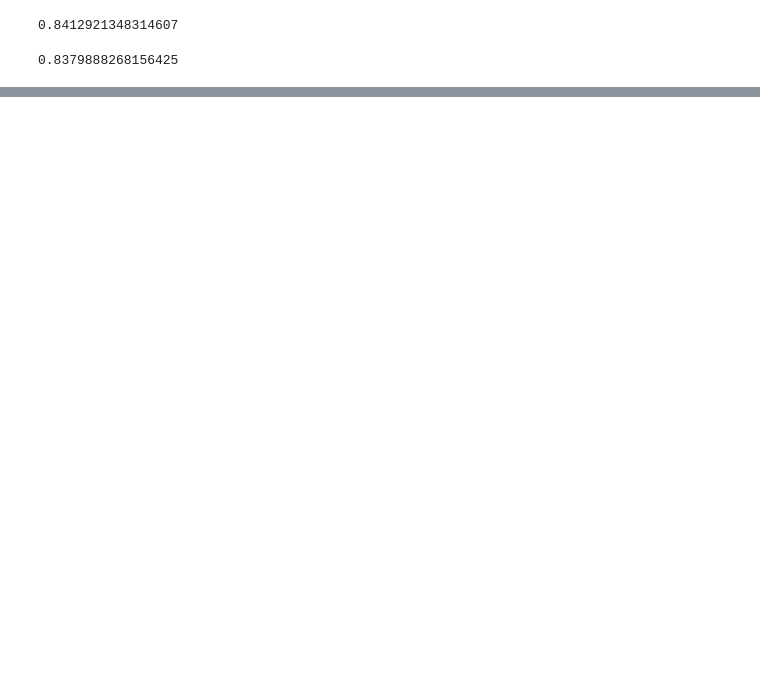
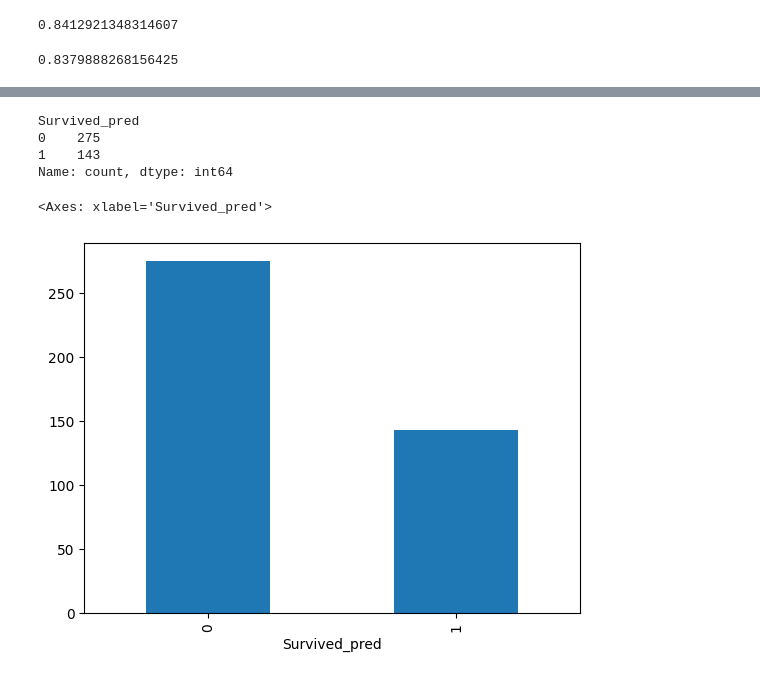
Before and after one commit to Aishwarya2311/Machine_Learning, a Jupyter notebook: Algorithm Evalution/AlgoEvalution.ipynb, the cells around one changed output, grey strips where cells are left out. Saved outputs shown, nothing was run; the diff lists cells and outputs as text; code cells hidden in the pictures; blank space fills up the shorter version.

```diff
--- a/Algorithm Evalution/AlgoEvalution.ipynb
+++ b/Algorithm Evalution/AlgoEvalution.ipynb
@@ -331,0 +431,3 @@ best_model.score(xtest, ytest)
+# %%
+preds = best_model.predict(xnew_pre)
+probs = best_model.predict_proba(xnew_pre)
@@ -331,0 +451,3 @@ best_model.score(xtest, ytest)
+# %%
+prob_sur = probs[:, 1]
+prob_sur[0:5]
@@ -331,0 +456,3 @@ best_model.score(xtest, ytest)
+# %%
+df_final = xnew[['PassengerId']]
+df_final
@@ -331,0 +473,3 @@ best_model.score(xtest, ytest)
+# %%
+df_final['Survived_pred'] = preds
+df_final['Prob_survived'] = prob_sur
@@ -331,0 +493,12 @@ best_model.score(xtest, ytest)
+# %%
+df_final['Survived_pred'].value_counts()
+# %% [output]
+Survived_pred
+0    275
+1    143
+Name: count, dtype: int64
+# %%
+df_final['Survived_pred'].value_counts().plot(kind='bar')
+# %% [output]
+<Axes: xlabel='Survived_pred'>
+[figure, added]
```
Also changed, not shown: parts of 23 cells of this notebook, 1 other file.
